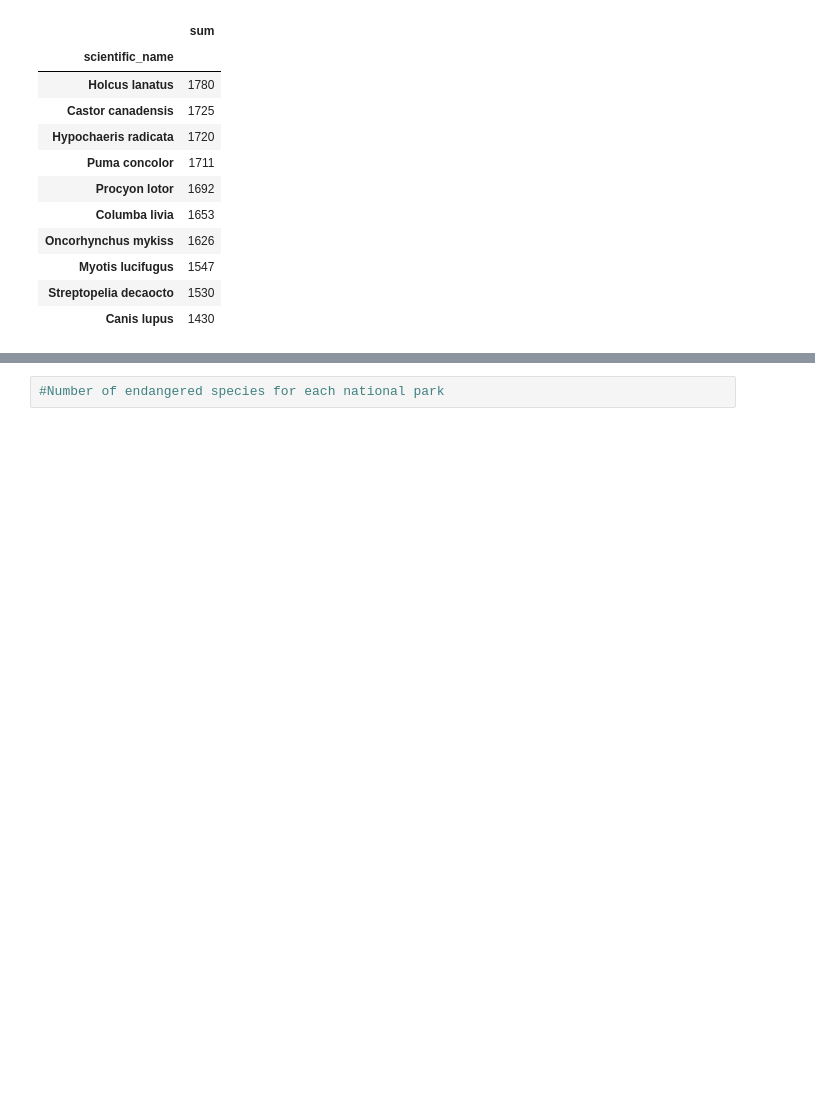
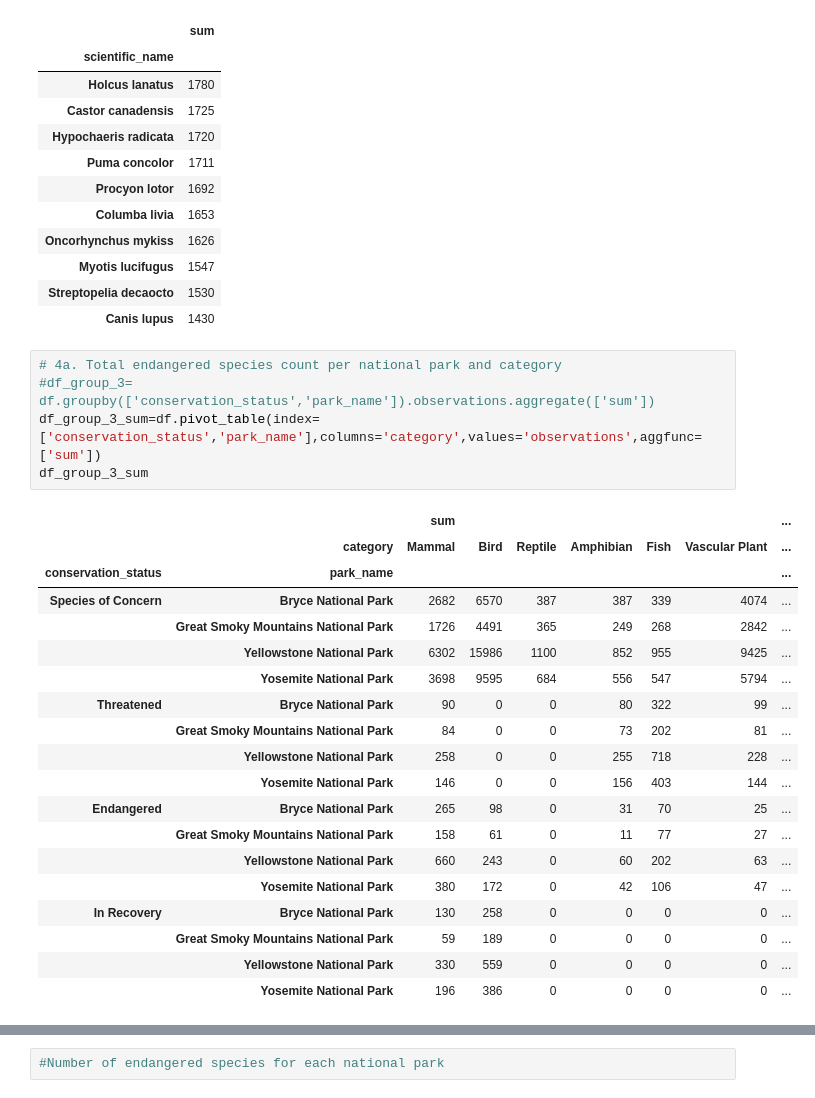
Before and after one commit to egecalay/Biodiversity-in-National-Parks, a Jupyter notebook: biodiversity.ipynb, the cells around one changed output, grey strips where cells are left out. Saved outputs shown, nothing was run; the diff lists cells and outputs as text; blank space fills up the shorter version.

Commit message:
added pivot tables

```diff
--- a/biodiversity.ipynb
+++ b/biodiversity.ipynb
@@ -271,3 +274,28 @@ df_group_2.iloc[:10]
 | Myotis lucifugus | 1547 |
 | Streptopelia decaocto | 1530 |
 | Canis lupus | 1430 |
+# %%
+# 4a. Total endangered species count per national park and category
+#df_group_3= df.groupby(['conservation_status','park_name']).observations.aggregate(['sum'])
+df_group_3_sum=df.pivot_table(index=['conservation_status','park_name'],columns='category',values='observations',aggfunc=['sum'])
+df_group_3_sum
+# %% [output]
+|  |  | sum |  |  |  |  |  | ... |
+|  | category | Mammal | Bird | Reptile | Amphibian | Fish | Vascular Plant | ... |
+| conservation_status | park_name |  |  |  |  |  |  | ... |
+| Species of Concern | Bryce National Park | 2682 | 6570 | 387 | 387 | 339 | 4074 | ... |
+|  | Great Smoky Mountains National Park | 1726 | 4491 | 365 | 249 | 268 | 2842 | ... |
+|  | Yellowstone National Park | 6302 | 15986 | 1100 | 852 | 955 | 9425 | ... |
+|  | Yosemite National Park | 3698 | 9595 | 684 | 556 | 547 | 5794 | ... |
+| Threatened | Bryce National Park | 90 | 0 | 0 | 80 | 322 | 99 | ... |
+|  | Great Smoky Mountains National Park | 84 | 0 | 0 | 73 | 202 | 81 | ... |
+|  | Yellowstone National Park | 258 | 0 | 0 | 255 | 718 | 228 | ... |
+|  | Yosemite National Park | 146 | 0 | 0 | 156 | 403 | 144 | ... |
+| Endangered | Bryce National Park | 265 | 98 | 0 | 31 | 70 | 25 | ... |
+|  | Great Smoky Mountains National Park | 158 | 61 | 0 | 11 | 77 | 27 | ... |
+|  | Yellowstone National Park | 660 | 243 | 0 | 60 | 202 | 63 | ... |
+|  | Yosemite National Park | 380 | 172 | 0 | 42 | 106 | 47 | ... |
+| In Recovery | Bryce National Park | 130 | 258 | 0 | 0 | 0 | 0 | ... |
+|  | Great Smoky Mountains National Park | 59 | 189 | 0 | 0 | 0 | 0 | ... |
+|  | Yellowstone National Park | 330 | 559 | 0 | 0 | 0 | 0 | ... |
+|  | Yosemite National Park | 196 | 386 | 0 | 0 | 0 | 0 | ... |
```
Also changed, not shown: parts of 12 cells of this notebook.
